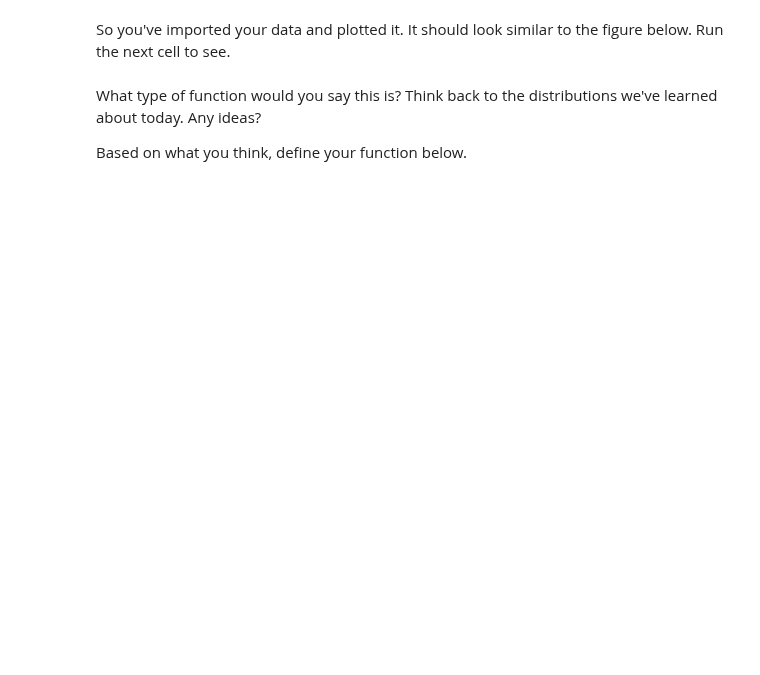
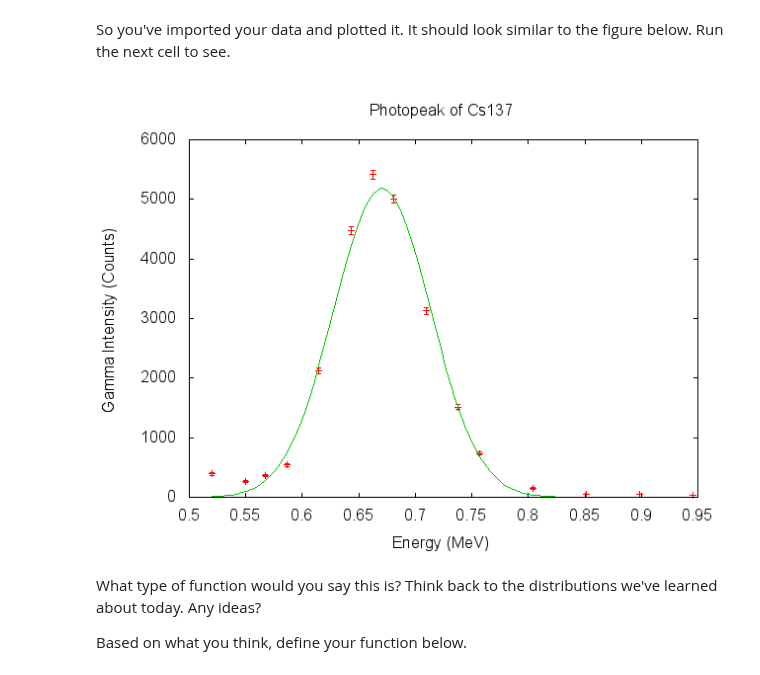
Before and after one commit to astroumd/GradMap, a Jupyter notebook: notebooks/Lectures2019/Lecture3/Lecture3_Student.ipynb, the cells around one changed output. Saved outputs shown, nothing was run; the diff lists cells and outputs as text; code cells hidden in the pictures; blank space fills up the shorter version.

```diff
--- a/notebooks/Lectures2019/Lecture3/Lecture3_Student.ipynb
+++ b/notebooks/Lectures2019/Lecture3/Lecture3_Student.ipynb
@@ -300,7 +313,9 @@ HINT 2: Make sure the arrays are the same length!
 So you've imported your data and plotted it. It should look similar to the figure below. Run the next cell to see.
 # %%
 from IPython.display import display, Image
-display(Image(filename='Data\photopeak.png'))
+display(Image(filename='Data/photopeak.png'))
+# %% [output]
+[figure, added]
 # %% [markdown]
 What type of function would you say this is? Think back to the distributions we've learned about today. Any ideas?
 
```
Also changed, not shown: parts of 9 cells of this notebook, 6 other files.
